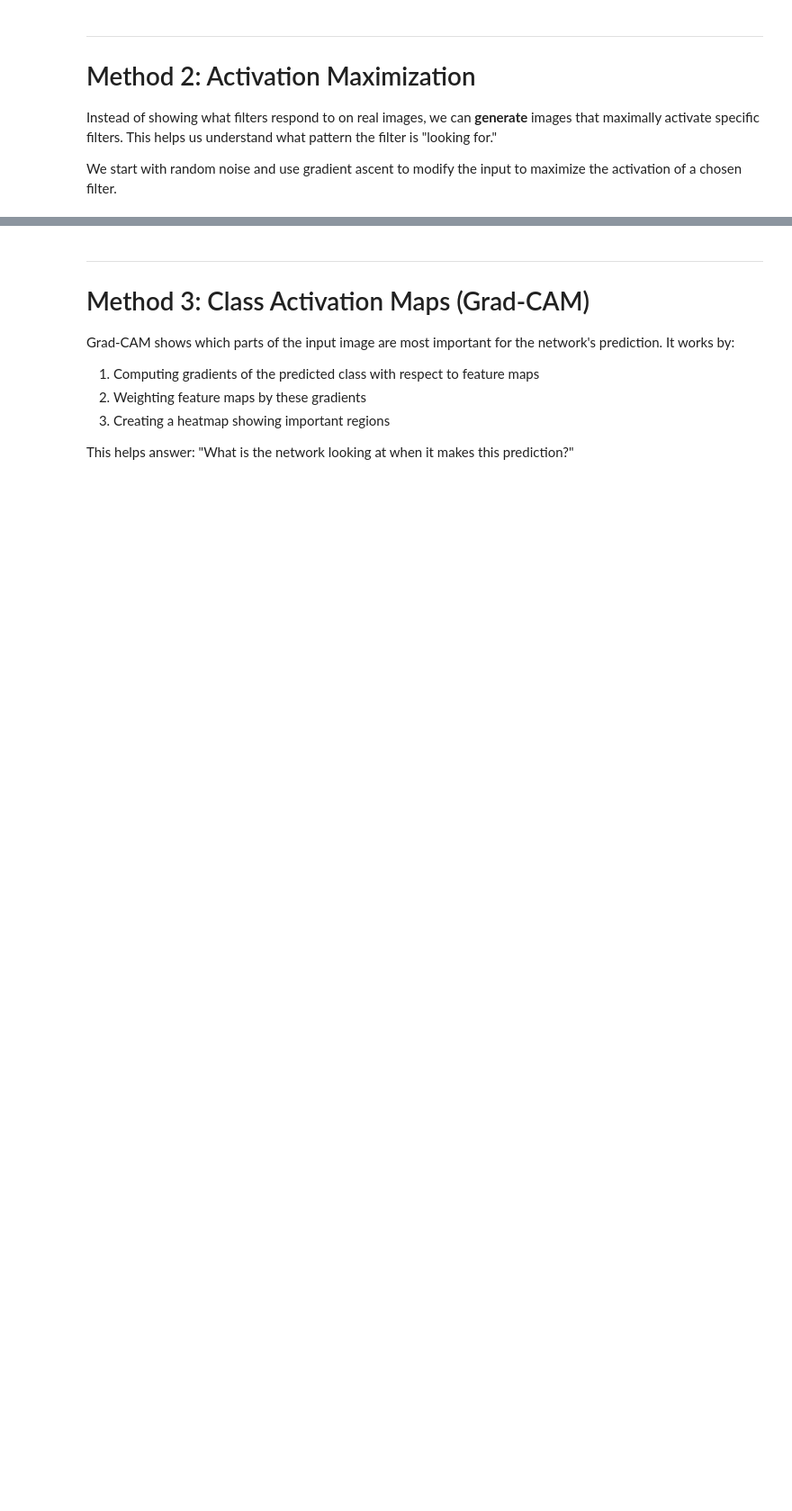
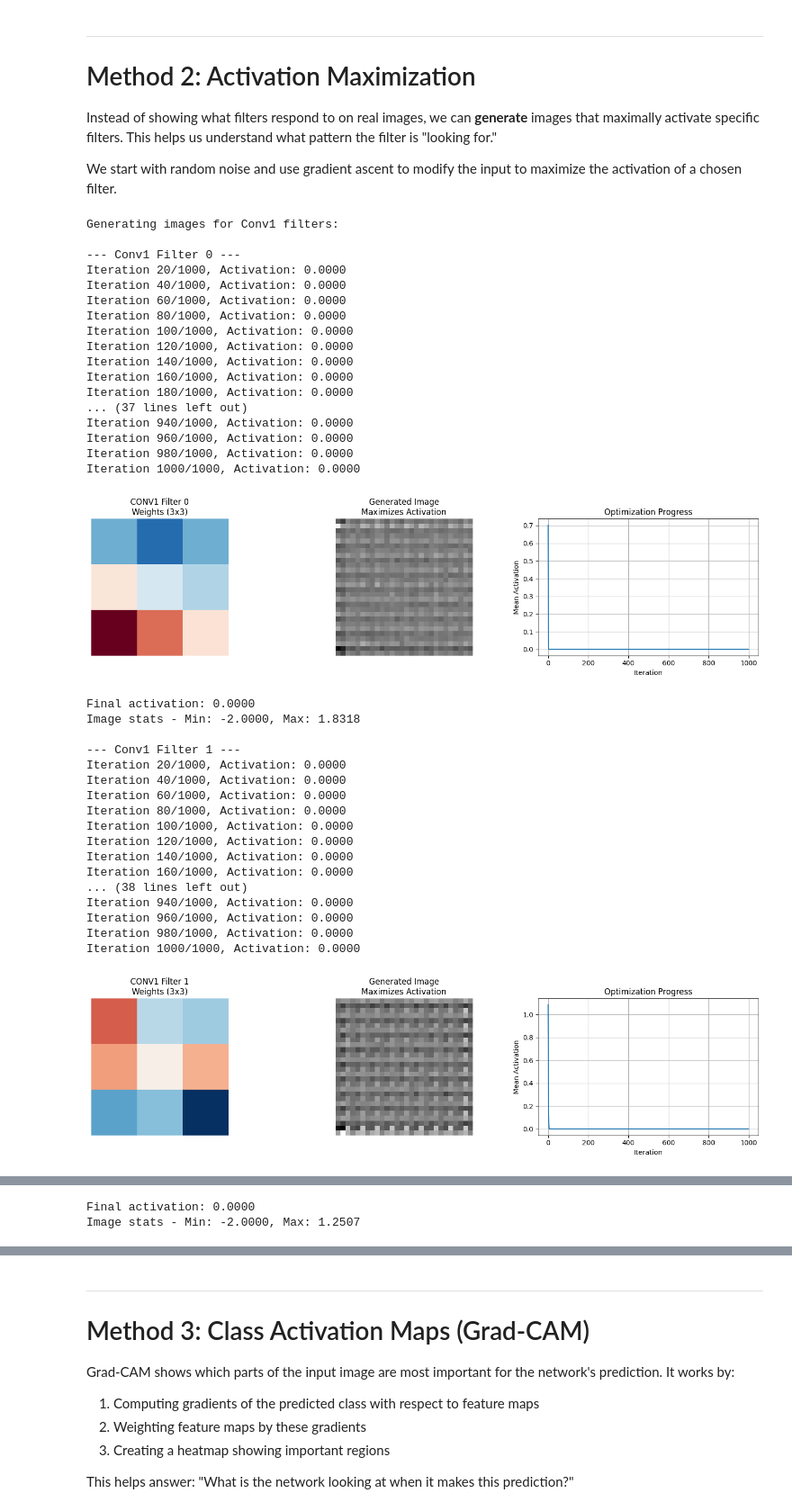
Before and after one commit to CSUMB-SCD-instructors/CST463, a Jupyter notebook: demos/cnn-visualization/cnn_explainability_demo.ipynb, the cells around one changed output, grey strips where cells are left out. Shown at 90% size. Cells and saved outputs as stored; diff of their text form; code cells hidden in the pictures; blank space fills up the shorter version.

```diff
--- a/demos/cnn-visualization/cnn_explainability_demo.ipynb
+++ b/demos/cnn-visualization/cnn_explainability_demo.ipynb
@@ -529,31 +566,68 @@ def activation_maximization(model, layer_name, filter_idx, iterations=100, lr=1.
         # Add title for filter section
         ax_filters.set_title(f'{layer_name.upper()} Filter {filter_idx}\n({num_channels} input channels)',
                             fontsize=11, pad=10)
 
         # Middle: Generated image
         ax_img = fig.add_subplot(gs[:, 1])
         ax_img.imshow(result_img, cmap='gray', vmin=-2, vmax=2)
         ax_img.set_title('Generated Image\nMaximizes Activation', fontsize=11)
         ax_img.axis('off')
 
         # Right: Optimization progress
         ax_progress = fig.add_subplot(gs[:, 2])
         ax_progress.plot(losses)
         ax_progress.set_xlabel('Iteration')
         ax_progress.set_ylabel('Mean Activation')
         ax_progress.set_title('Optimization Progress', fontsize=11)
         ax_progress.grid(True)
 
     plt.tight_layout()
     plt.show()
 
     print(f"\nFinal activation: {losses[-1]:.4f}")
     print(f"Image stats - Min: {result_img.min():.4f}, Max: {result_img.max():.4f}")
 
     return result_img
 
 # Generate images that maximize different filters
 print("\nGenerating images for Conv1 filters:")
 for filter_idx in range(4):  # Show first 4 filters
     print(f"\n--- Conv1 Filter {filter_idx} ---")
-    activation_maximization(model, 'conv1', filter_idx, iterations=100, lr=1.0)
+    activation_maximization(model, 'conv1', filter_idx, iterations=1000, lr=0.1)
+# %% [output]
+Generating images for Conv1 filters:
+
+--- Conv1 Filter 0 ---
+Iteration 20/1000, Activation: 0.0000
+Iteration 40/1000, Activation: 0.0000
+Iteration 60/1000, Activation: 0.0000
+Iteration 80/1000, Activation: 0.0000
+Iteration 100/1000, Activation: 0.0000
+Iteration 120/1000, Activation: 0.0000
+Iteration 140/1000, Activation: 0.0000
+Iteration 160/1000, Activation: 0.0000
+Iteration 180/1000, Activation: 0.0000
+... (37 lines left out)
+Iteration 940/1000, Activation: 0.0000
+Iteration 960/1000, Activation: 0.0000
+Iteration 980/1000, Activation: 0.0000
+Iteration 1000/1000, Activation: 0.0000
+[figure, added]
+Final activation: 0.0000
+Image stats - Min: -2.0000, Max: 1.8318
+
+--- Conv1 Filter 1 ---
+Iteration 20/1000, Activation: 0.0000
+Iteration 40/1000, Activation: 0.0000
+Iteration 60/1000, Activation: 0.0000
+Iteration 80/1000, Activation: 0.0000
+Iteration 100/1000, Activation: 0.0000
+Iteration 120/1000, Activation: 0.0000
+Iteration 140/1000, Activation: 0.0000
+Iteration 160/1000, Activation: 0.0000
+... (38 lines left out)
+Iteration 940/1000, Activation: 0.0000
+Iteration 960/1000, Activation: 0.0000
+Iteration 980/1000, Activation: 0.0000
+Iteration 1000/1000, Activation: 0.0000
+[figure, added]
@@ -560,3 +670,5 @@ for filter_idx in range(4):  # Show first 4 filters
+Final activation: 0.0000
+Image stats - Min: -2.0000, Max: 1.2507
 # %%
 # Try Conv2 filters (more abstract patterns)
 print("\nGenerating images for Conv2 filters:")
```
Also changed, not shown: parts of 10 cells of this notebook, 13 other files.
